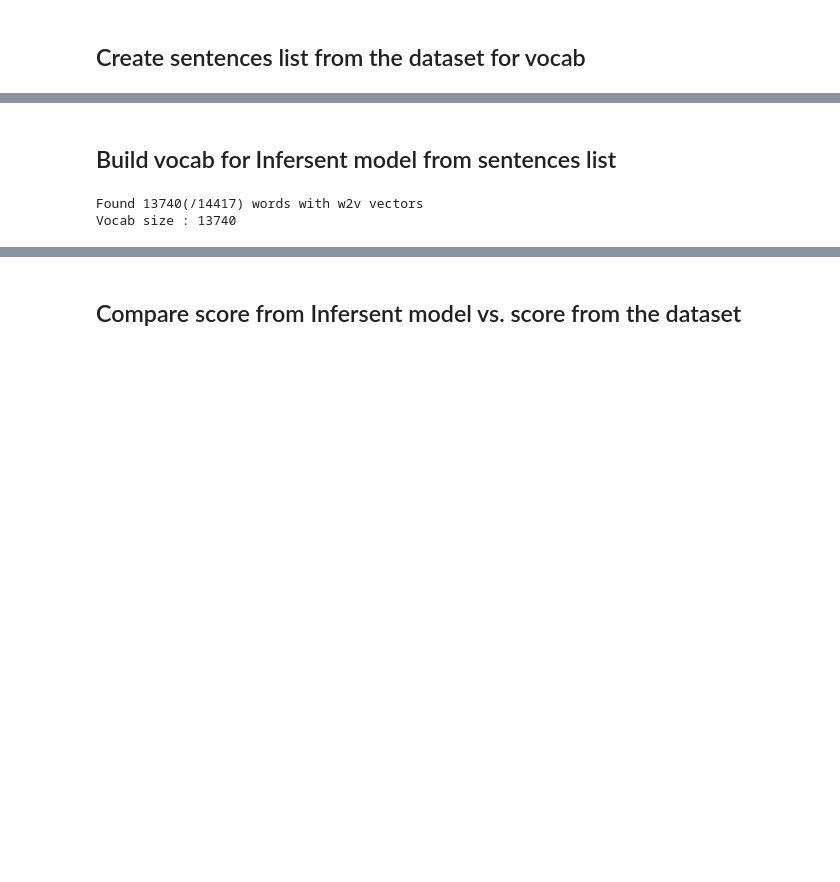
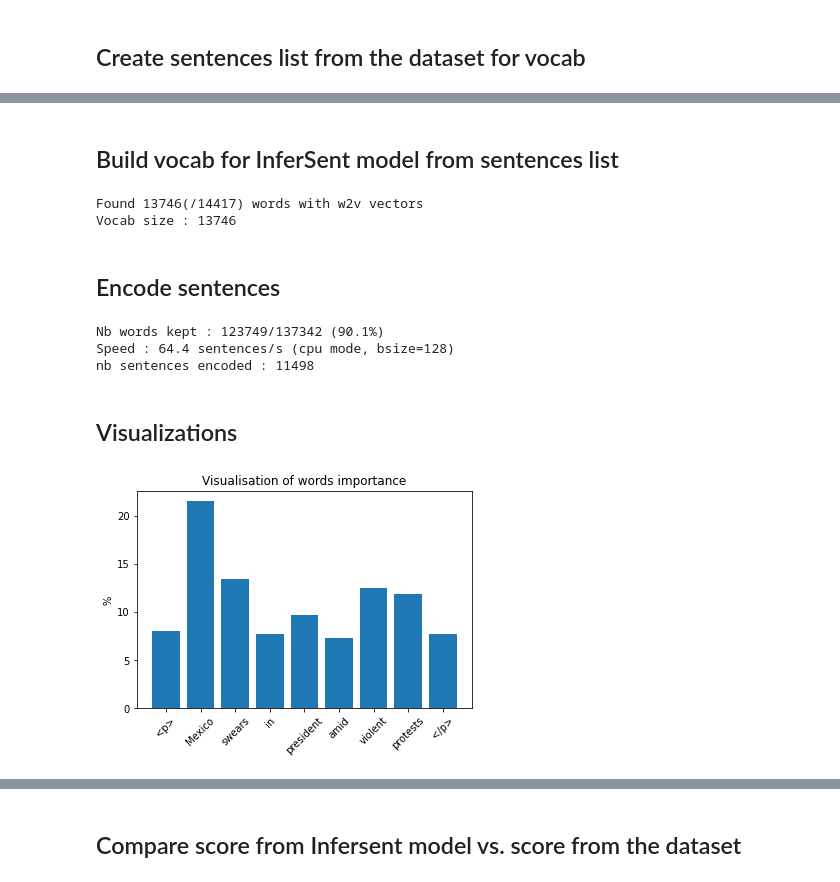
Before and after one commit to zoelie/STS-semantic-similarity, a Jupyter notebook: zoe_semantic_similarity_infersent.ipynb, the cells around one changed output, grey strips where cells are left out. Cells and saved outputs as stored; diff of their text form; code cells hidden in the pictures; blank space fills up the shorter version.

```diff
--- a/zoe_semantic_similarity_infersent.ipynb
+++ b/zoe_semantic_similarity_infersent.ipynb
@@ -79,7 +88,10 @@ model_params = {'bsize': 64, 'word_emb_dim': 300, 'enc_lstm_dim': 2048,
 model = InferSent(model_params)
 model.load_state_dict(torch.load(model_path))
 
-w2v_path = '/content/GloVe/glove.840B.300d.txt'
+# w2v_path = '/content/GloVe/glove.840B.300d.txt'
+# model.set_w2v_path(w2v_path)
+
+w2v_path = 'fastText/crawl-300d-2M.vec'
 model.set_w2v_path(w2v_path)
 # %% [markdown]
 ## Create sentences list from the dataset for vocab
@@ -95,7 +109,23 @@ print(len(sentences))
 # %% [markdown]
-## Build vocab for Infersent model from sentences list
+## Build vocab for InferSent model from sentences list
 # %%
-model.build_vocab(sentences)
+model.build_vocab(sentences, tokenize=True)
 # %% [output]
-Found 13740(/14417) words with w2v vectors
-Vocab size : 13740
+Found 13746(/14417) words with w2v vectors
+Vocab size : 13746
+# %% [markdown]
+## Encode sentences
+# %%
+embeddings = model.encode(sentences, bsize=128, tokenize=False, verbose=True)
+print('nb sentences encoded : {0}'.format(len(embeddings)))
+# %% [output]
+Nb words kept : 123749/137342 (90.1%)
+Speed : 64.4 sentences/s (cpu mode, bsize=128)
+nb sentences encoded : 11498
+# %% [markdown]
+## Visualizations
+# %%
+idx = randint(0, len(sentences))
+_, _ = model.visualize(sentences[idx])
+# %% [output]
+[figure, added]
```
Also changed, not shown: parts of 44 cells of this notebook.
